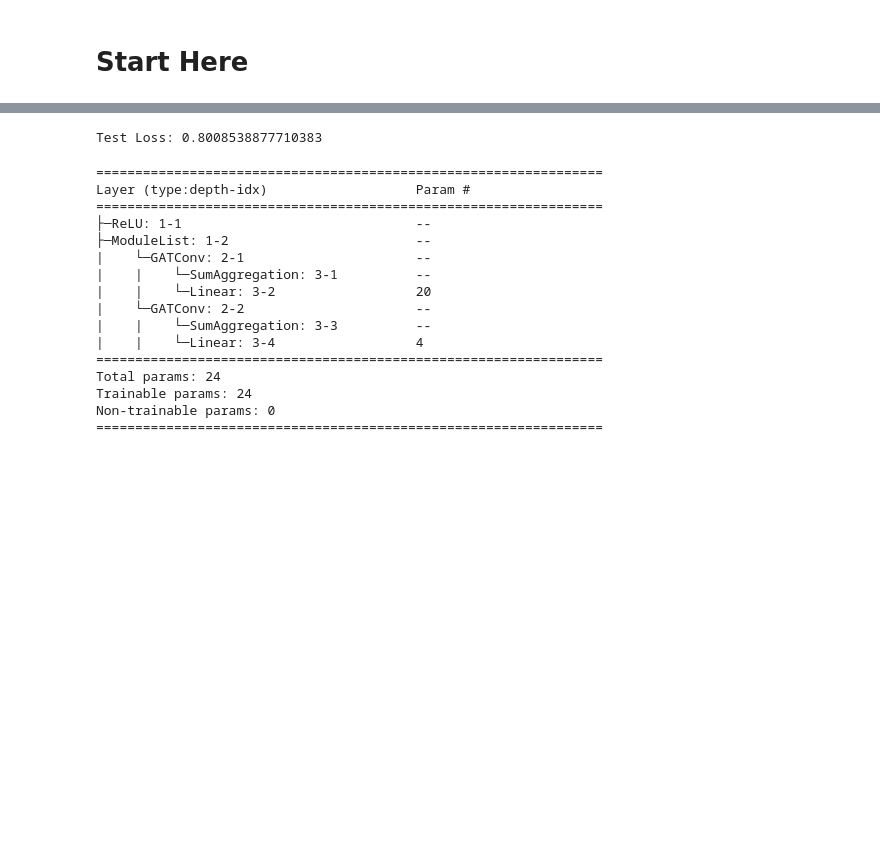
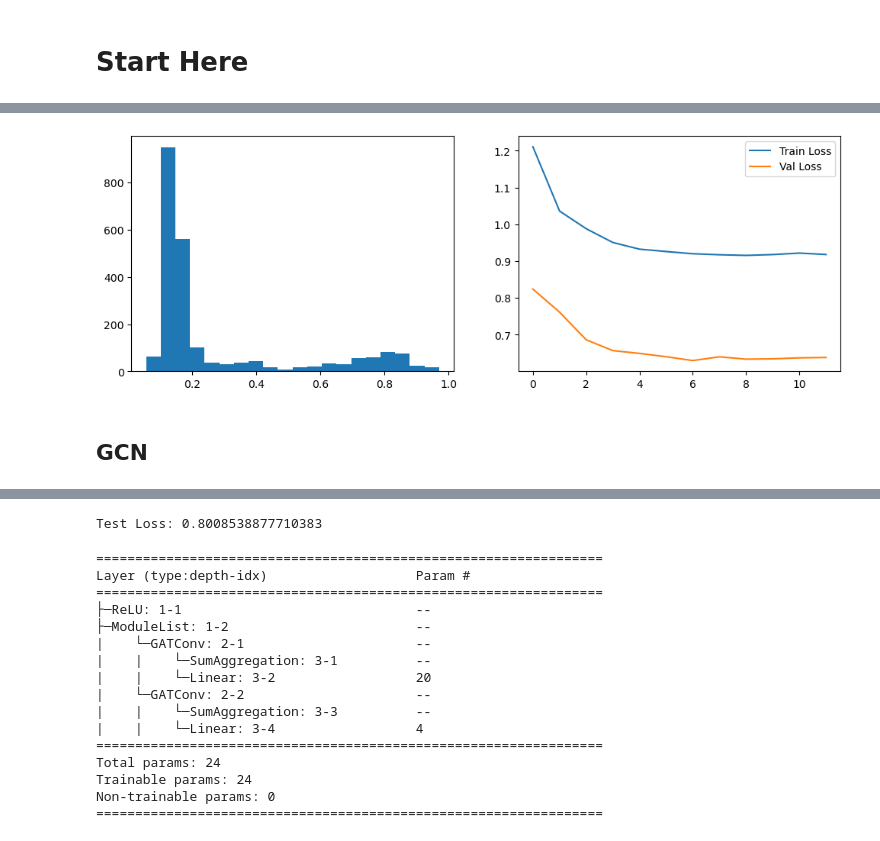
Before and after one commit to aarongarrison/coordination_prediction, a Jupyter notebook: GNNs.ipynb, the cells around one changed output, grey strips where cells are left out. Saved outputs shown, nothing was run; the diff lists cells and outputs as text; code cells hidden in the pictures; blank space fills up the shorter version.

Commit message:
Add training function to notebook for different architectures

```diff
--- a/GNNs.ipynb
+++ b/GNNs.ipynb
@@ -209,0 +174,32 @@ plt.legend()
+# %%
+gat = torch_geometric.nn.GAT(-1, 20, num_layers=2, out_channels=1, dropout=0.5)
+optimizer = torch.optim.Adam(gat.parameters(), lr=1e-3)
+scheduler = torch.optim.lr_scheduler.ExponentialLR(optimizer, gamma=0.9)
+
+device = torch.device('cuda' if torch.cuda.is_available() else 'cpu')
+
+num_epochs = 20
+
+# what is the loss if we predict 0s for everything
+pred_0_loss_val = 0
+pred_opp_loss_val = 0
+with torch.no_grad():
+    for i, batch in enumerate(val_loader):
+        batch.to(device)
+        out_probs = torch.zeros(batch.y.shape, dtype=torch.float64).to(device)
+        loss = compute_batch_loss(out_probs, batch.y.to(torch.float64), batch.ptr)
+        pred_0_loss_val += loss.item()
+pred_0_loss_val = pred_0_loss_val / (i+1)
+
+# What is the loss if we predict the opposite for everything
+with torch.no_grad():
+    for i, batch in enumerate(val_loader):
+        batch.to(device)
+        out_probs = 1-batch.y.to(torch.float64).to(device)
+        loss = compute_batch_loss(out_probs, batch.y.to(torch.float64), batch.ptr)
+        pred_opp_loss_val += loss.item()
+pred_opp_loss_val = pred_opp_loss_val / (i+1)
+print(f'[BENCHMARK] Val Loss for all 0 predictions: {pred_0_loss_val:.3}')
+print(f'[BENCHMARK] Val Loss for opposite predictions: {pred_opp_loss_val:.3}')
+
+final_epoch, train_epoch_losses, val_epoch_losses = run_train(gat, num_epochs, optimizer, scheduler, device)
@@ -209,0 +221,15 @@ plt.legend()
+# %%
+batch = next(iter(val_loader))
+out_probs = predict(gat, batch, device)
+
+fig, axs = plt.subplots(1,2, figsize=(12,4))
+axs[0].hist(out_probs.detach().cpu().numpy(), 20)
+
+axs[1].plot(range(final_epoch+1), train_epoch_losses, label='Train Loss')
+axs[1].plot(range(final_epoch+1), val_epoch_losses, label='Val Loss')
+plt.legend()
+plt.show()
+# %% [output]
+[figure, added]
+# %% [markdown]
+## GCN
```
Also changed, not shown: parts of 11 cells of this notebook.
